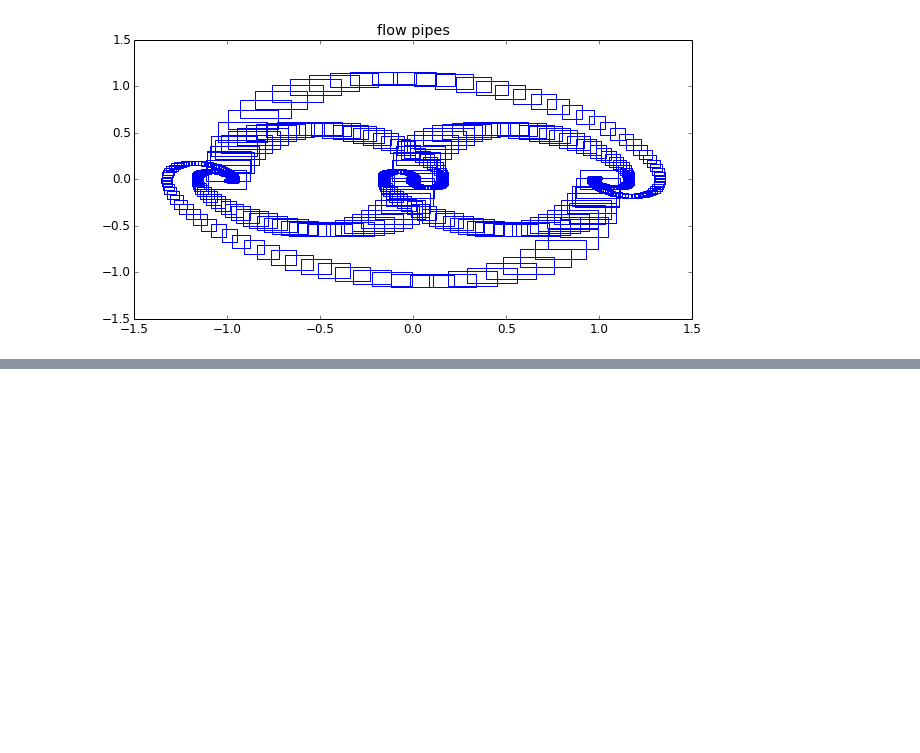
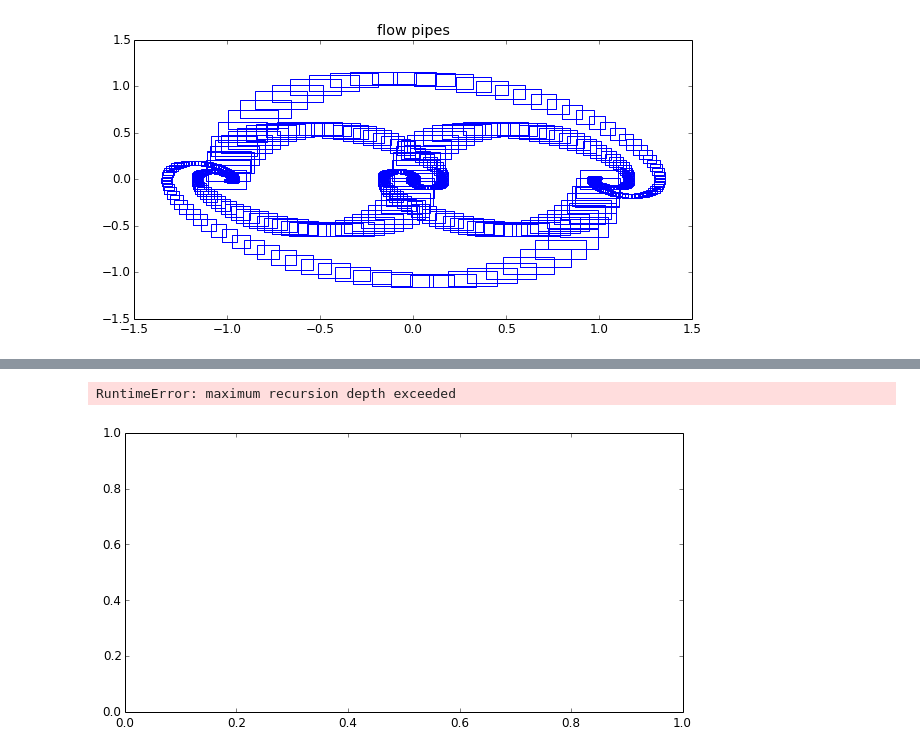
Before and after one commit to jgoppert/control-systems, a Jupyter notebook: Reachable Set.ipynb, the cells around one changed output, grey strips where cells are left out. Drawn from its saved outputs; the diff is of its cells as text; code cells hidden in the pictures; blank space fills up the shorter version.

```diff
--- a/Reachable Set.ipynb
+++ b/Reachable Set.ipynb
@@ -61,0 +89,5 @@ title('flow pipes')
+# %%
+plot(x1[0,:], x1[1,:])
+# %% [output]
+RuntimeError: maximum recursion depth exceeded
+[figure, added]
```
Also changed, not shown: parts of 3 cells of this notebook, 1 other file.
